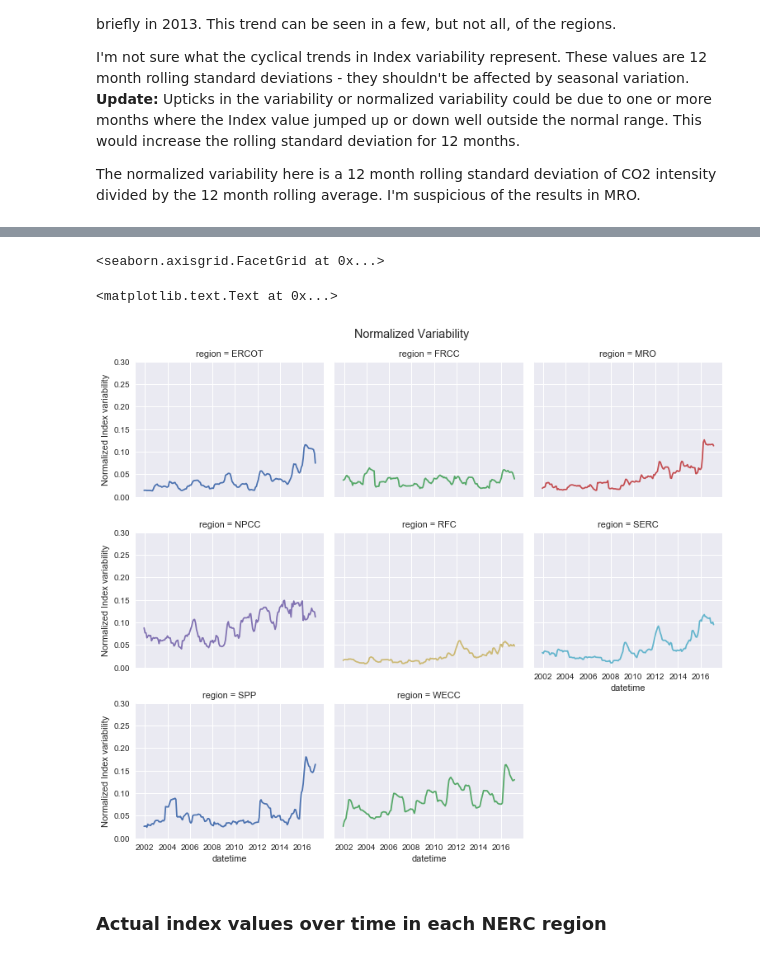
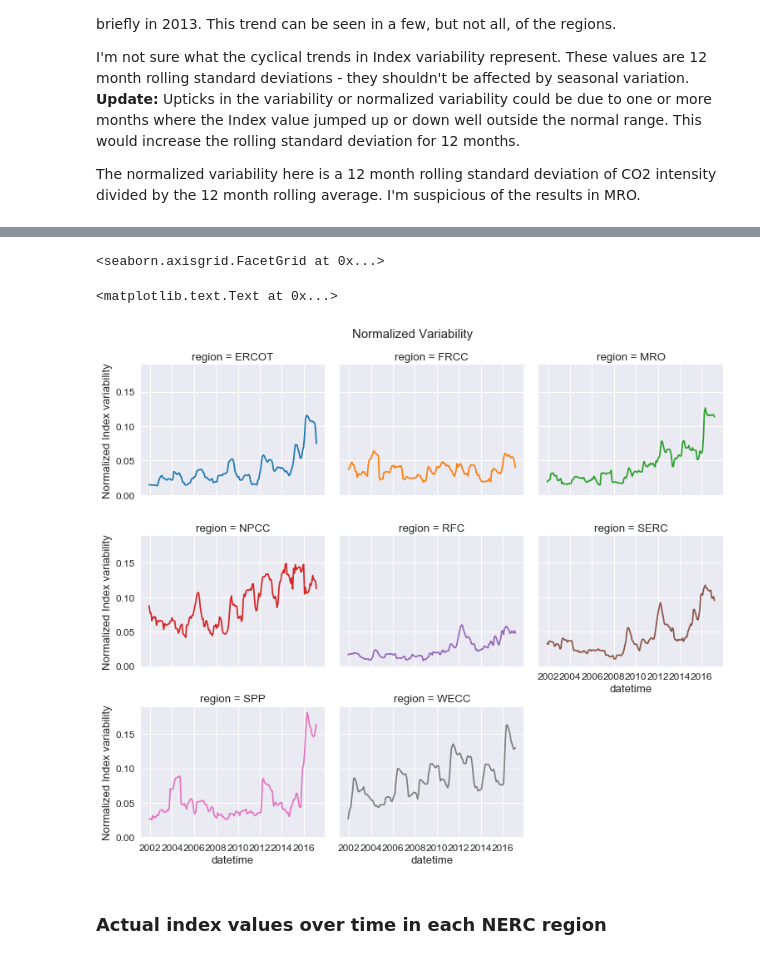
Before and after one commit to gschivley/carbon-index, a Jupyter notebook: NERC by state index and gen.ipynb, the cells around one changed output, grey strips where cells are left out. Saved outputs shown, nothing was run; the diff lists cells and outputs as text; code cells hidden in the pictures.

```diff
--- a/NERC by state index and gen.ipynb
+++ b/NERC by state index and gen.ipynb
@@ -65,4 +28,0 @@ eia_860_plant.to_csv(path, index=False)
-# %%
-path = os.path.join('Data storage', 'Facility gen fuels and CO2 2017-05-25.zip')
-df = pd.read_csv(path)
-df.head()
@@ -76,2 +28,0 @@ df.head()
-# %%
-df = pd.merge(df, eia_860_plant, on='plant id', how='left')
@@ -272,5 +201,8 @@ I'm not sure what the cyclical trends in Index variability represent. These valu
 **Update:** Upticks in the variability or normalized variability could be due to one or more months where the Index value jumped up or down well outside the normal range. This would increase the rolling standard deviation for 12 months.
 
 The normalized variability here is a 12 month rolling standard deviation of CO2 intensity divided by the 12 month rolling average. I'm suspicious of the results in MRO.
+# %%
+sns.set_style('darkgrid')
+sns.set_context('notebook', font_scale=1.2)
 # %%
 g = sns.FacetGrid(gen_index, col='region', col_wrap=3, hue='region',
@@ -284,12 +216,12 @@ plt.suptitle('Index Variability', y=1.02)
 # %%
 g = sns.FacetGrid(gen_index, col='region', col_wrap=3, hue='region',
-                   aspect = 1.2, palette='deep', ylim=(0, 0.3))
+                   aspect = 1.2)
 g.map(plt.plot, 'datetime', 'Normalized Index variability')
-plt.suptitle('Normalized Variability', y=1.02)
+plt.suptitle('Normalized Variability', y=1.02, size=15)
 # %% [output]
 <seaborn.axisgrid.FacetGrid at 0x...>
 <matplotlib.text.Text at 0x...>
-[figure, old version]
+[figure, new version]
 # %% [markdown]
 ### Actual index values over time in each NERC region
 # %%
```
Also changed, not shown: parts of 41 cells of this notebook.
